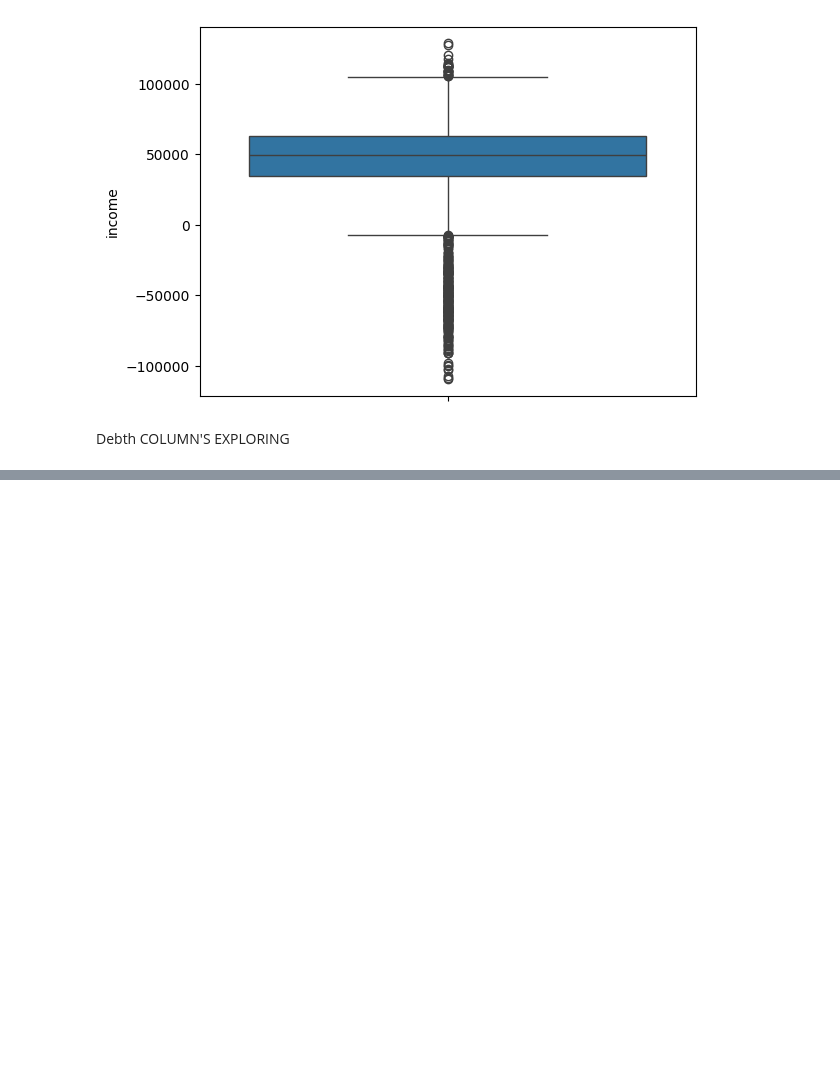
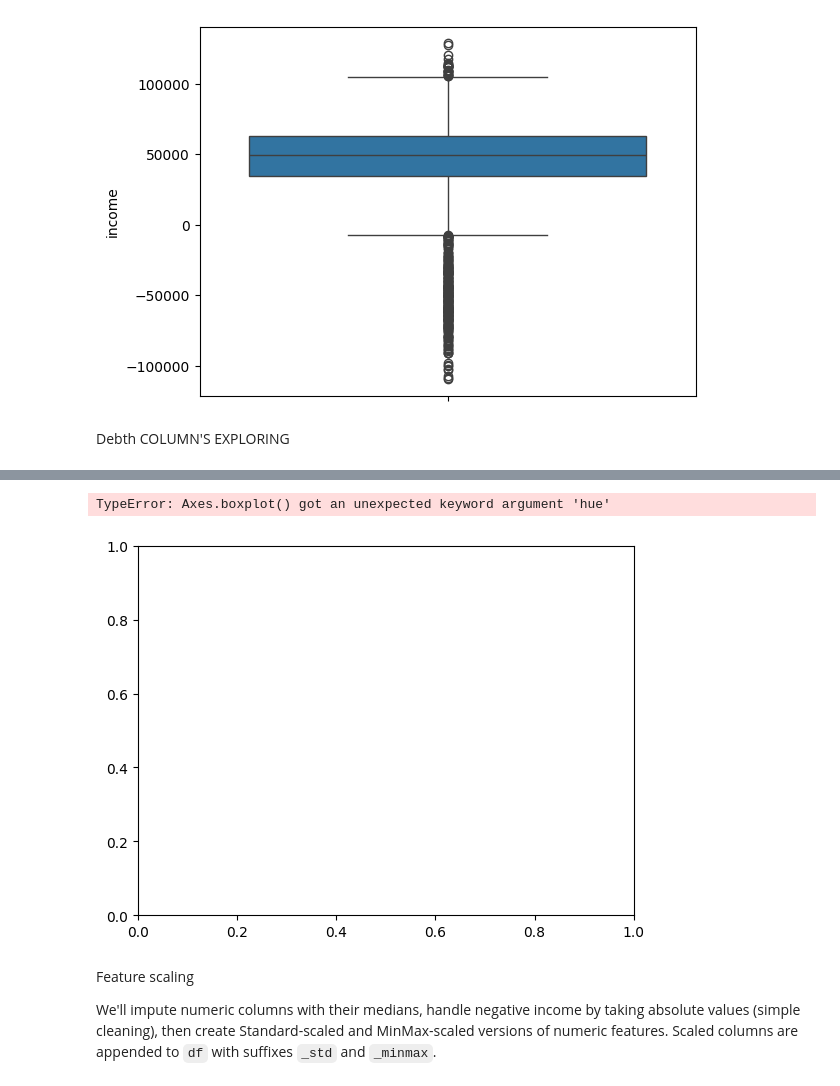
Before and after one commit to saaaaaaaaaaaaaad56/creditworthiness, a Jupyter notebook: over_view.ipynb, the cells around one changed output, grey strips where cells are left out. Drawn from its saved outputs; the diff is of its cells as text; code cells hidden in the pictures; blank space fills up the shorter version.

```diff
--- a/over_view.ipynb
+++ b/over_view.ipynb
@@ -207,0 +264,9 @@ Error:
+# %%
+df['credit_score'].plot(kind='box',x=df['creditworthy'],y=df['credit_score'],hue=df['creditworthy'])
+# %% [output]
+TypeError: Axes.boxplot() got an unexpected keyword argument 'hue'
+[figure, added]
+# %% [markdown]
+Feature scaling
+
+We'll impute numeric columns with their medians, handle negative income by taking absolute values (simple cleaning), then create Standard-scaled and MinMax-scaled versions of numeric features. Scaled columns are appended to `df` with suffixes `_std` and `_minmax`.
```
Also changed, not shown: parts of 7 cells of this notebook.
